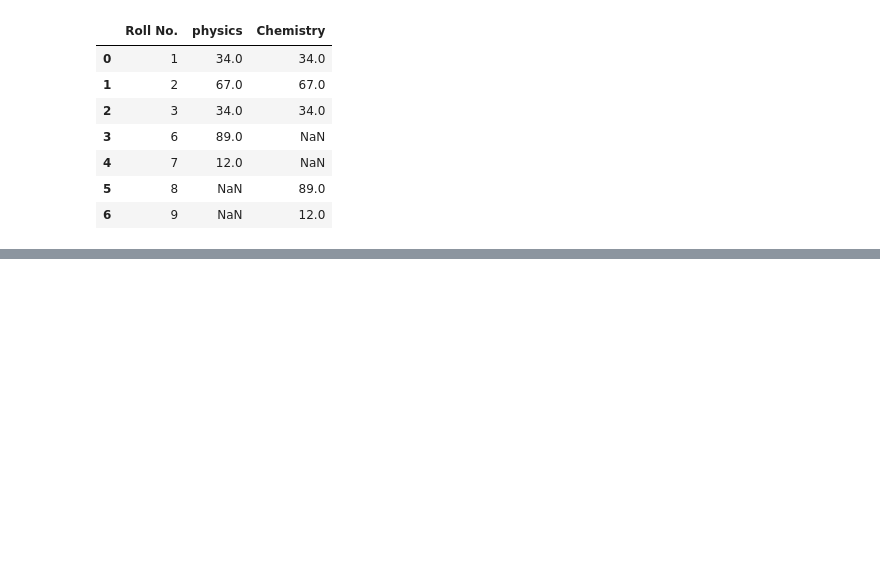
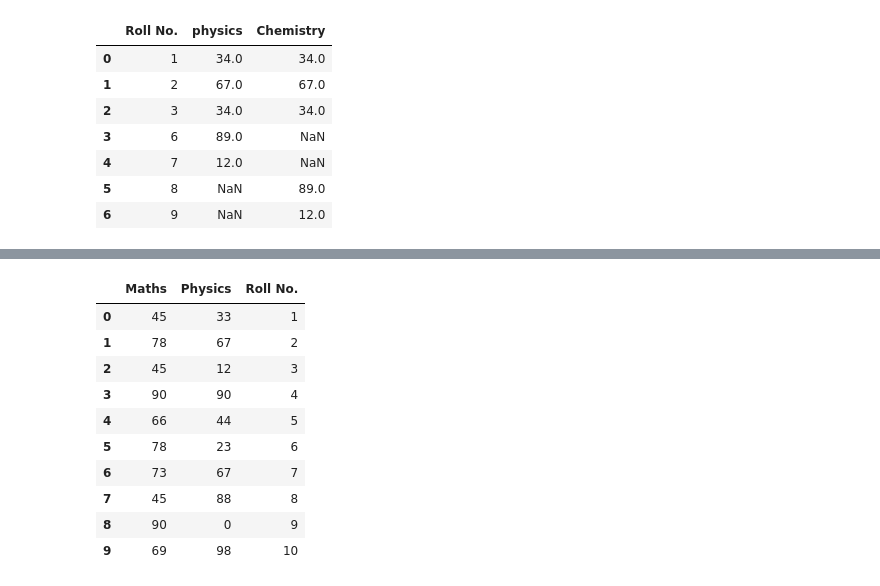
Before and after one commit to Ritika-K7/Data-Analysis-Visualisation, a Jupyter notebook: Pandas.ipynb, the cells around one changed output, grey strips where cells are left out. Saved outputs shown, nothing was run; the diff lists cells and outputs as text; code cells hidden in the pictures; blank space fills up the shorter version.

```diff
--- a/Pandas.ipynb
+++ b/Pandas.ipynb
@@ -1235,0 +1304,15 @@ pd.merge(df3,df4,how='outer')
+# %%
+# sort() -sort column name
+pd.concat([df1,df2] ,ignore_index=True ,sort=True)
+# %% [output]
+|  | Maths | Physics | Roll No. |
+| 0 | 45 | 33 | 1 |
+| 1 | 78 | 67 | 2 |
+| 2 | 45 | 12 | 3 |
+| 3 | 90 | 90 | 4 |
+| 4 | 66 | 44 | 5 |
+| 5 | 78 | 23 | 6 |
+| 6 | 73 | 67 | 7 |
+| 7 | 45 | 88 | 8 |
+| 8 | 90 | 0 | 9 |
+| 9 | 69 | 98 | 10 |
```
Also changed, not shown: parts of 8 cells of this notebook.
